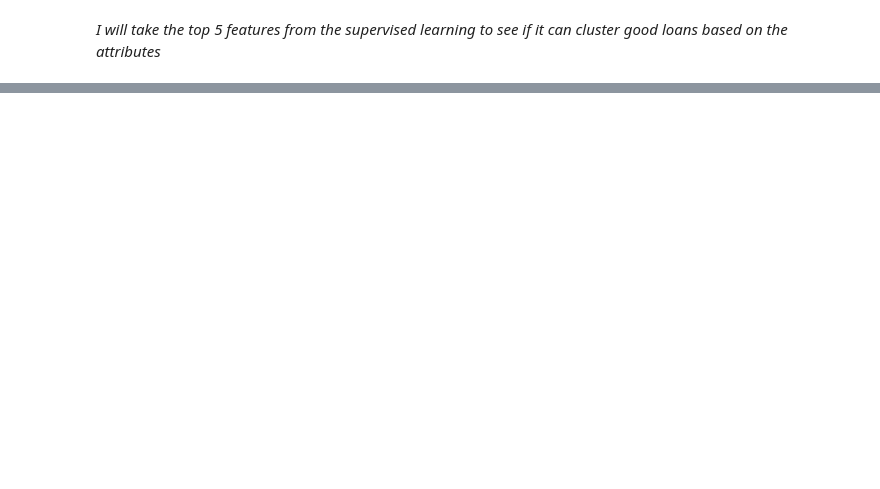
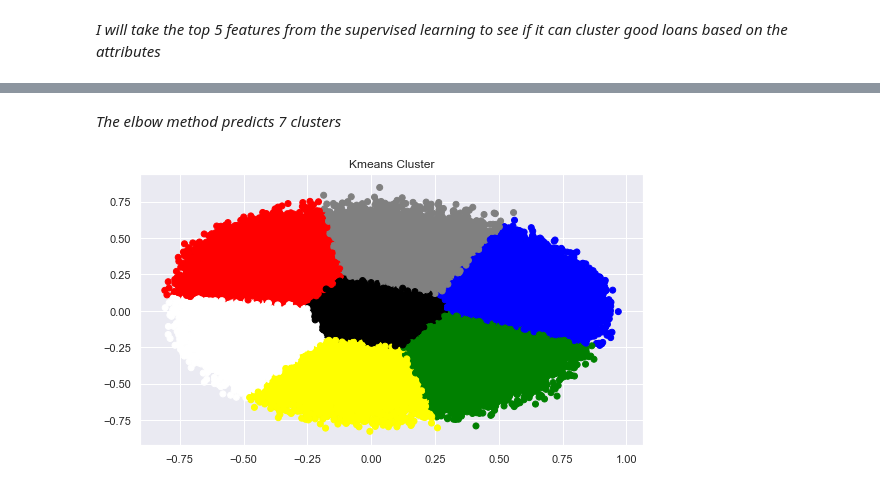
Before and after one commit to gaddyc/Thinkful_Data_Science, a Jupyter notebook: Unit7_FinalCapstone/Unit7.5_KmeansOnLendingClub.ipynb, the cells around one changed output, grey strips where cells are left out. Cells and saved outputs as stored; diff of their text form; code cells hidden in the pictures; blank space fills up the shorter version.

```diff
--- a/Unit7_FinalCapstone/Unit7.5_KmeansOnLendingClub.ipynb
+++ b/Unit7_FinalCapstone/Unit7.5_KmeansOnLendingClub.ipynb
@@ -188,2 +146,3 @@ row_0
 # %%
-kmeans= KMeans(n_clusters=2,random_state=42).fit_predict(X_pca)
+kmeans = KMeans(n_clusters=2)
+kmeans.fit(X)
@@ -198,4 +177,4 @@ def converter(cluster):
     else:
         return 0
 # %%
-X_train['Cluster'] = X_train['good_loan_status'].apply(converter)
+X['Cluster'] = df['good_loan_status'].apply(converter)
@@ -286,0 +399,14 @@ clusterModels(X_test, y_test, 7)
+# %% [markdown]
+_The elbow method predicts 7 clusters_
+# %%
+colormap = np.array(['green', 'black', 'red', 'yellow', 'blue', 'grey','white'])
+X_norm = normalize(scale(X))
+X_pca = PCA(2).fit_transform(X_norm)
+y_pred = KMeans(n_clusters=7, init='k-means++',random_state=42).fit_predict(X_pca)
+
+# Plot the solution.
+plt.title('Kmeans Cluster')
+plt.scatter(X_pca[:, 0], X_pca[:, 1], c=colormap[y_pred])
+plt.show()
+# %% [output]
+[figure, added]
```
Also changed, not shown: parts of 59 cells of this notebook.
